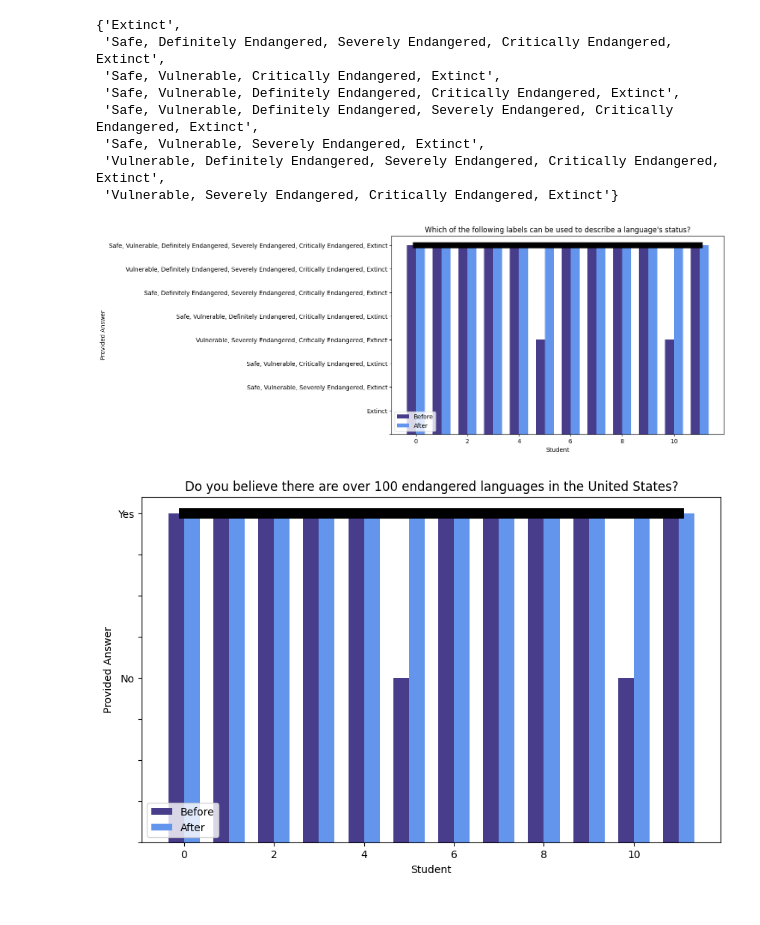
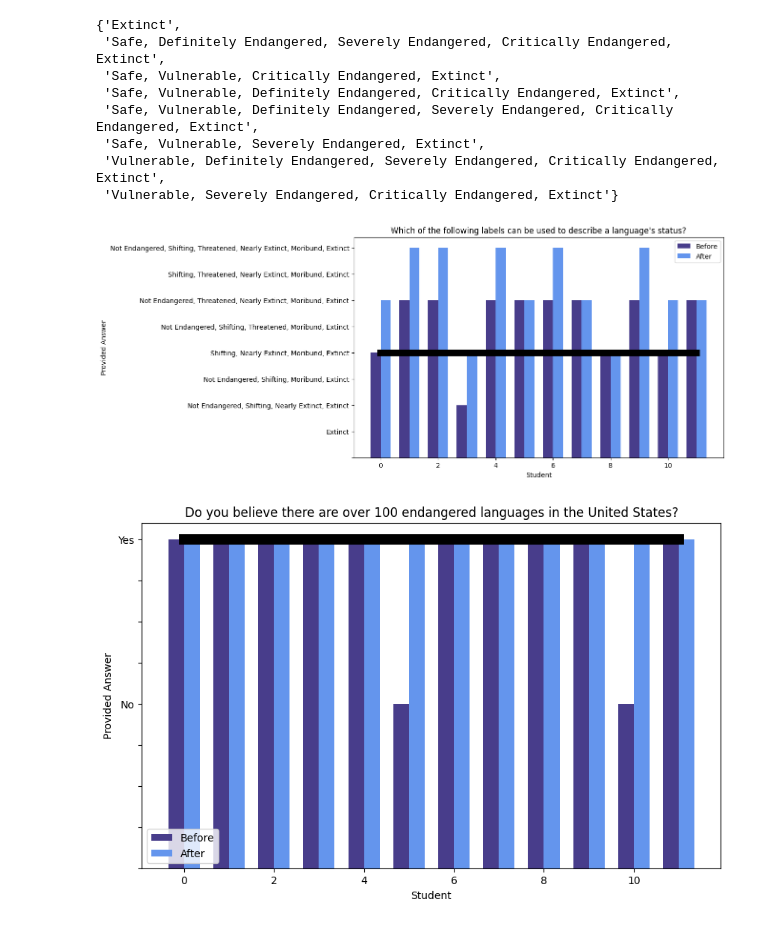
Before and after one commit to gcwarren/LanguageStatusVisualizationProject, a Jupyter notebook: ipynb_files/data_impact_analysis.ipynb, the cells around one changed output. Saved outputs shown, nothing was run; the diff lists cells and outputs as text; code cells hidden in the pictures.

```diff
--- a/ipynb_files/data_impact_analysis.ipynb
+++ b/ipynb_files/data_impact_analysis.ipynb
@@ -189,12 +207,12 @@ bar
 # %%
 value_mapping = {'Extinct': 1, \
-                    'Safe, Vulnerable, Severely Endangered, Extinct': 2, \
-                    'Safe, Vulnerable, Critically Endangered, Extinct': 3, \
-                    'Vulnerable, Severely Endangered, Critically Endangered, Extinct': 4, \
-                    'Safe, Vulnerable, Definitely Endangered, Critically Endangered, Extinct': 5, \
-                    'Safe, Definitely Endangered, Severely Endangered, Critically Endangered, Extinct': 6, \
-                    'Vulnerable, Definitely Endangered, Severely Endangered, Critically Endangered, Extinct': 7, \
-                    'Safe, Vulnerable, Definitely Endangered, Severely Endangered, Critically Endangered, Extinct': 8}
+                    'Not Endangered, Shifting, Nearly Extinct, Extinct': 2, \
+                    'Not Endangered, Shifting, Moribund, Extinct': 3, \
+                    'Shifting, Nearly Extinct, Moribund, Extinct': 4, \
+                    'Not Endangered, Shifting, Threatened, Moribund, Extinct': 5, \
+                    'Not Endangered, Threatened, Nearly Extinct, Moribund, Extinct': 6, \
+                    'Shifting, Threatened, Nearly Extinct, Moribund, Extinct': 7, \
+                    'Not Endangered, Shifting, Threatened, Nearly Extinct, Moribund, Extinct': 8}
 
 a= before_responses['Which of the following labels can be used to describe a language\'s status?']
 # plt.hist(a, bins=10, alpha=0.5, label='Before', ax=axs[0])
@@ -207,35 +225,35 @@ b.index = range(len(b))
 fig, ax = plt.subplots(figsize=(10, 6))
 
 # Define the x-axis positions
 x = np.arange(len(a2))
 
 # Define the width of each bar
 width = 0.35
 
 # Plot the bars for 'a'
 ax.bar(x - width/2, a2, width, label='Before', color='darkslateblue')
 
 # Plot the bars for 'b'
 ax.bar(x + width/2, b2, width, label='After', color='cornflowerblue')
 
 # Add labels, title, and legend
-ax.set_yticklabels(['', 'Extinct', 'Safe, Vulnerable, Severely Endangered, Extinct', 'Safe, Vulnerable, Critically Endangered, Extinct', 'Vulnerable, Severely Endangered, Critically Endangered, Extinct', 'Safe, Vulnerable, Definitely Endangered, Critically Endangered, Extinct', 'Safe, Definitely Endangered, Severely Endangered, Critically Endangered, Extinct', 'Vulnerable, Definitely Endangered, Severely Endangered, Critically Endangered, Extinct', 'Safe, Vulnerable, Definitely Endangered, Severely Endangered, Critically Endangered, Extinct']) #my line
+ax.set_yticklabels(['', 'Extinct', 'Not Endangered, Shifting, Nearly Extinct, Extinct', 'Not Endangered, Shifting, Moribund, Extinct', 'Shifting, Nearly Extinct, Moribund, Extinct', 'Not Endangered, Shifting, Threatened, Moribund, Extinct', 'Not Endangered, Threatened, Nearly Extinct, Moribund, Extinct', 'Shifting, Threatened, Nearly Extinct, Moribund, Extinct', 'Not Endangered, Shifting, Threatened, Nearly Extinct, Moribund, Extinct' ])
 ax.set_xlabel('Student')
 ax.set_ylabel('Provided Answer')
 ax.set_title('Which of the following labels can be used to describe a language\'s status?')
 # ax.set_xticks(x)
 # ax.set_xticklabels(x)
 ax.legend()
 
 #make horizontal line at y=1
 
 plt.plot(range(0, 12), [2]*12, color='black', linewidth=10)
 
 # Show the plot
 plt.show()
 # plt.hist(b, bins=10, alpha=0.5, label='After', ax=axs[1])
 # %% [output]
-[figure, old version]
+[figure, new version]
 # %%
 value_mapping = {'Yes': 2, 'No': 1, '': 0}
 
```
Also changed, not shown: parts of 3 cells of this notebook, 3 other files.
